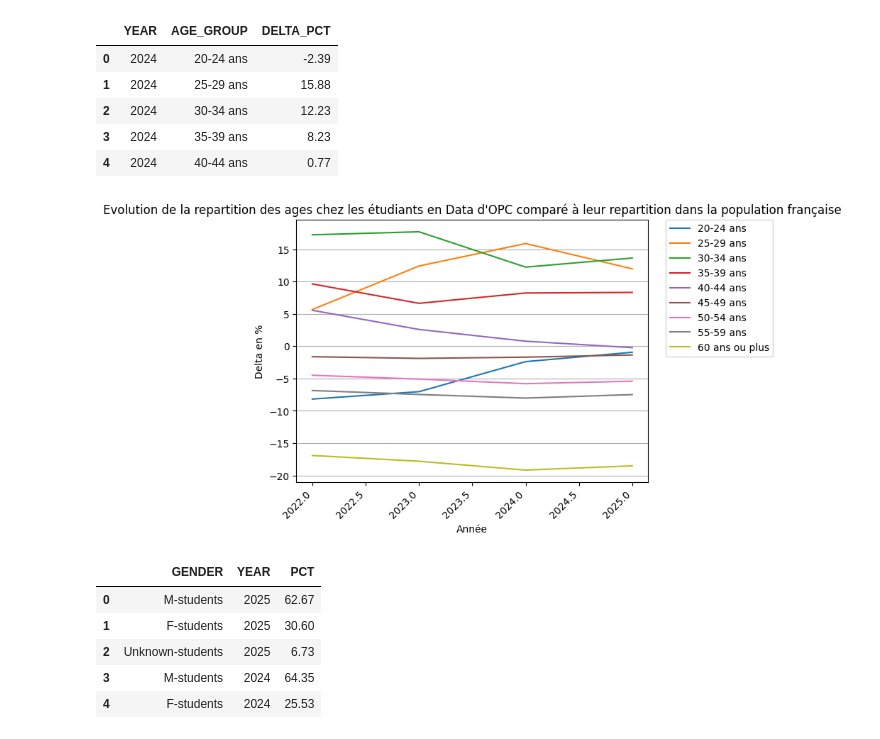
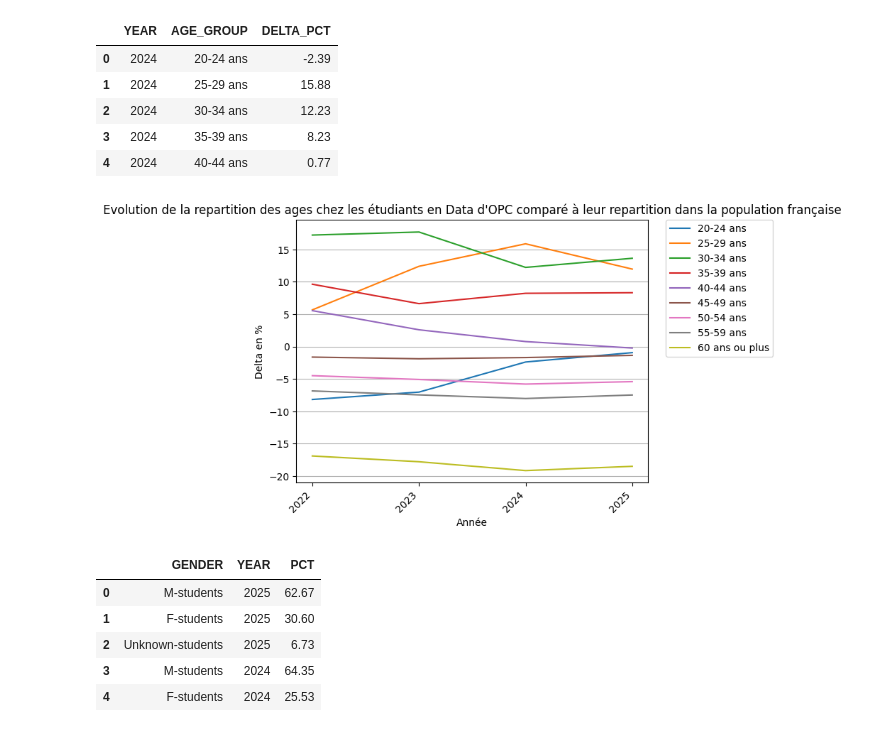
Before and after one commit to ziedbelhocine/Cours-OC, a Jupyter notebook: Data_Analyst/Projet_8/tables finales/graphs.ipynb, the cells around one changed output. Saved outputs shown, nothing was run; the diff lists cells and outputs as text; code cells hidden in the pictures.

```diff
--- a/Data_Analyst/Projet_8/tables finales/graphs.ipynb
+++ b/Data_Analyst/Projet_8/tables finales/graphs.ipynb
@@ -23,14 +23,15 @@ df_age.head(5)
 # %%
 sns.lineplot(data=df_age, x="YEAR", y="DELTA_PCT", hue="AGE_GROUP")
 plt.legend(bbox_to_anchor=(1.05, 1), loc=2, borderaxespad=0.)
 plt.title("Evolution de la repartition des ages chez les étudiants en Data d'OPC comparé à leur repartition dans la population française")
 plt.grid(axis='y')
 plt.xticks(rotation=45, ha='right')
 plt.ylabel('Delta en %')
 plt.xlabel('Année')
+plt.xticks(range(2022,2026,1))
 plt.show()
 # %% [output]
-[figure, old version]
+[figure, new version]
 # %%
 df_gender.head()
 # %% [output]
```
Also changed, not shown: parts of 2 cells of this notebook, 25 other files.
